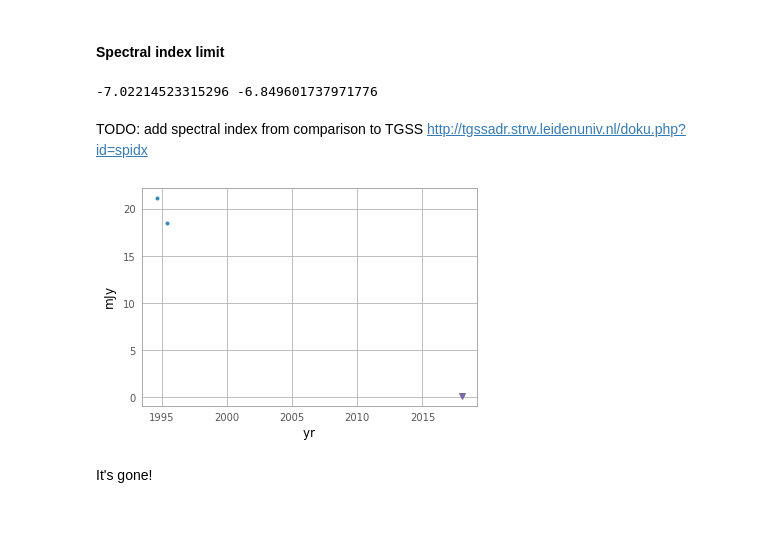
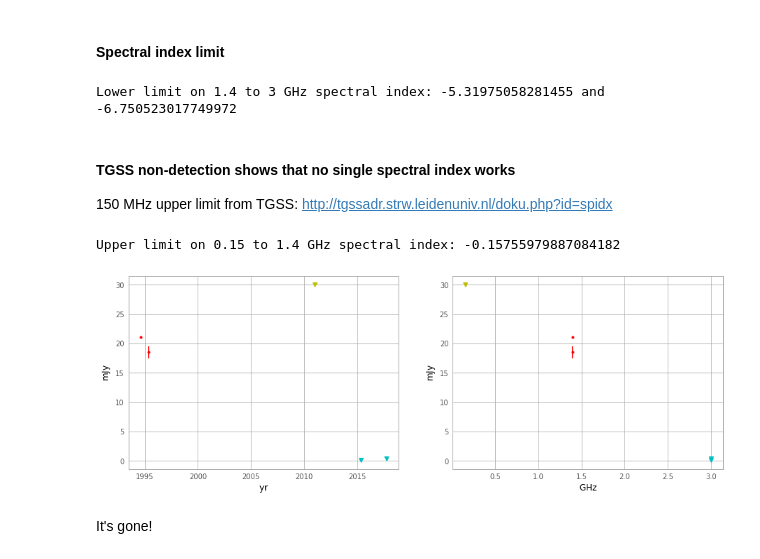
Before and after one commit to caseyjlaw/vlass_query, a Jupyter notebook: J141918.855+394036.03.ipynb, the cells around one changed output. Drawn from its saved outputs; the diff is of its cells as text; code cells hidden in the pictures; blank space fills up the shorter version.

```diff
--- a/J141918.855+394036.03.ipynb
+++ b/J141918.855+394036.03.ipynb
@@ -46,12 +46,14 @@ Five of the ten "interesting" sources, have VLASS coverage. Four of those VLASS
 
 One of the interesting sources with VLASS coverage, J141918.855+394036.03, has no detectable flux to a limit of roughly 100 microJy at 3 GHz.
 # %%
-t_first = 1994.631 # listed in catalog
-t_nvss = 1995.4 # guess from archive
-t_vlass = 2018.0 # guess from timestamp on file
+t_first = 1994.63 # listed in catalog
+t_nvss = 1995.32 # project AC0308 observed late-april/early-may
+t_vlass = 2017.78 # listed in pipeline log
 s_first = 21.1 # millijansky
+es_first = 0.16 # millijansky
 s_nvss = 18.5
-s_vlass = 0.1 # # rough limit, TODO: calculate carefully
+es_nvss = 1.0
+s_vlass = 3*0.122
 f_first = 1.4 # gigahertz
 f_nvss = 1.4
 f_vlass = 3.0
@@ -59,18 +71,34 @@ f_vlass = 3.0
 #### Spectral index limit
 # %%
 alpha_fv = np.log10(s_first/s_vlass)/np.log10(f_first/f_vlass)
-alpha_nv = np.log10(s_nvss/s_vlass)/np.log10(f_nvss/f_vlass)
-print(alpha_fv, alpha_nv)
+alpha_ff = np.log10(s_first/s_farnes)/np.log10(f_first/f_farnes)
+print("Lower limit on 1.4 to 3 GHz spectral index: {0} and {1}".format(alpha_fv, alpha_ff))
 # %% [output]
--7.02214523315296 -6.849601737971776
+Lower limit on 1.4 to 3 GHz spectral index: -5.31975058281455 and -6.750523017749972
 # %% [markdown]
-TODO: add spectral index from comparison to TGSS http://tgssadr.strw.leidenuniv.nl/doku.php?id=spidx
+#### TGSS non-detection shows that no single spectral index works
+150 MHz upper limit from TGSS: http://tgssadr.strw.leidenuniv.nl/doku.php?id=spidx
-# %%
-# TODO: add errors
-with quantity_support():
-    plt.plot([t_first, t_nvss]*u.year, [s_first, s_nvss]*u.milliJansky, '.')
-    plt.plot([t_vlass]*u.year, [s_vlass]*u.milliJansky, 'v')
-# %% [output]
-[figure, removed]
+# %%
+t_tgss = 2011  # observed "between 2010 and 2012"
+f_tgss = 0.15  # GHz
+s_tgss = 3*10.  # mJy; 3 sigma limit
+
+alpha_ft = np.log10(s_first/s_tgss)/np.log10(f_first/f_tgss)
+print('Upper limit on 0.15 to 1.4 GHz spectral index: {0}'.format(alpha_ft))
+# %% [output]
+Upper limit on 0.15 to 1.4 GHz spectral index: -0.15755979887084182
+# %%
+with quantity_support():
+    plt.figure(figsize=(15,5))
+    plt.subplot(121)
+    plt.errorbar([t_first, t_nvss]*u.year, [s_first, s_nvss]*u.milliJansky, yerr=[es_first, es_nvss]*u.milliJansky, fmt='r.')  # 1.4 GHz
+    plt.plot([t_vlass, t_farnes]*u.year, [s_vlass, s_farnes]*u.milliJansky, 'cv')  # 3 GHz
+    plt.plot([t_tgss]*u.year, [s_tgss]*u.milliJansky, 'yv')  # 150 MHz
+    plt.subplot(122)
+    plt.errorbar([f_first, f_nvss]*u.GHz, [s_first, s_nvss]*u.milliJansky, yerr=[es_first, es_nvss]*u.milliJansky, fmt='r.')  # 1.4 GHz
+    plt.plot([f_vlass, f_farnes]*u.GHz, [s_vlass, s_farnes]*u.milliJansky, 'cv')  # 3 GHz
+    plt.plot([f_tgss]*u.GHz, [s_tgss]*u.milliJansky, 'yv')  # 150 MHz
+# %% [output]
+[figure, added]
 # %% [markdown]
 It's gone!
```
Also changed, not shown: parts of 18 cells of this notebook.
